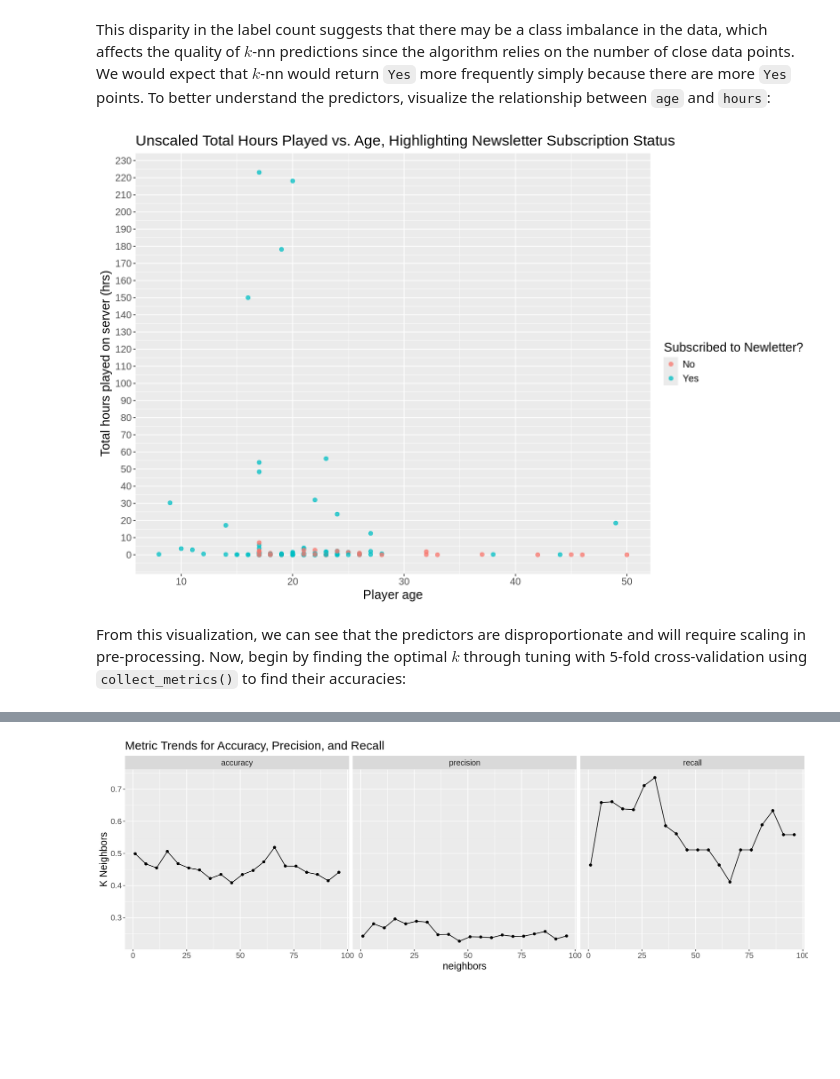
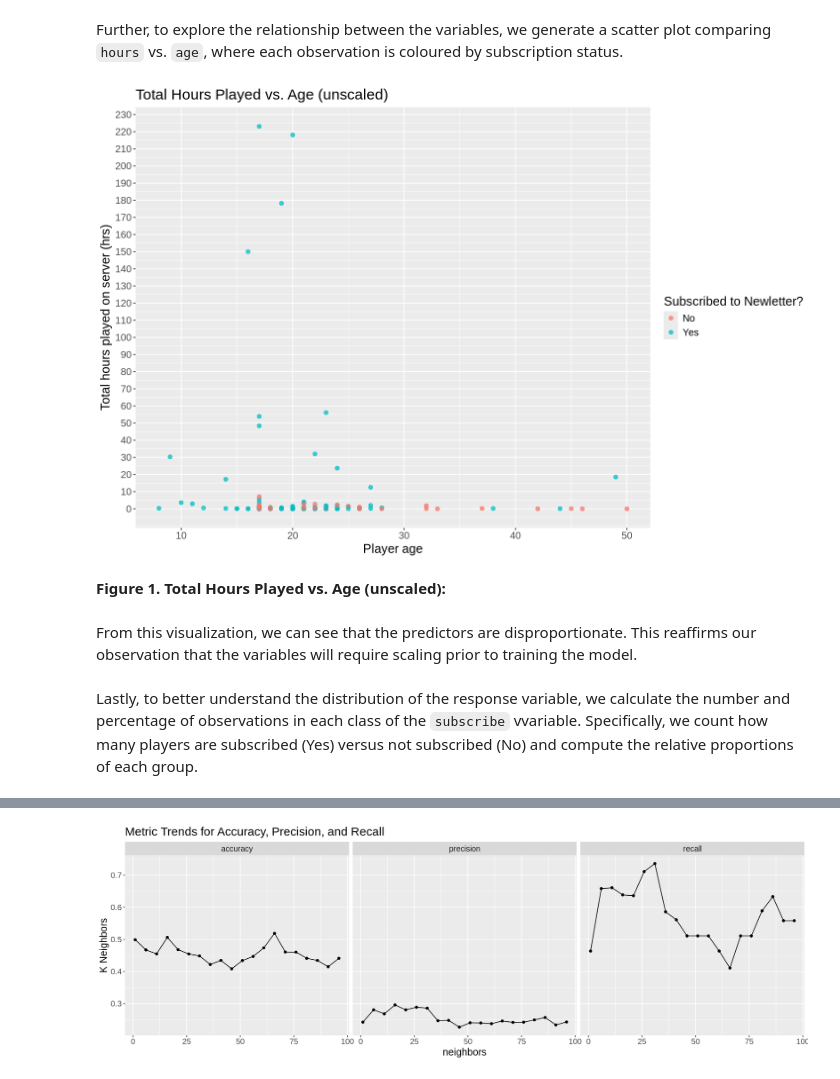
Before and after one commit to evansun06/Player-Prediction-Modelling, a Jupyter notebook: Final_Report.ipynb, the cells around one changed output, grey strips where cells are left out. Cells and saved outputs as stored; diff of their text form; code cells hidden in the pictures; blank space fills up the shorter version.

```diff
--- a/Final_Report.ipynb
+++ b/Final_Report.ipynb
@@ -62,2 +41,3 @@ Begin by loading in the `players.csv` dataset:
 # %%
-raw_players <- read_csv("data/players.csv", show_col_types = FALSE) # hide output
+raw_players <- read_csv("data/players.csv")
+head(raw_players)
@@ -129,22 +124,23 @@ A tibble: 2 × 3
-# %% [markdown]
-This disparity in the label count suggests that there may be a class imbalance in the data, which affects the quality of $k$-nn predictions since the algorithm relies on the number of close data points. We would expect that $k$-nn would return `Yes` more frequently simply because there are more `Yes` points. To better understand the predictors, visualize the relationship between `age` and `hours`:
+# %% [markdown]
+Further, to explore the relationship between the variables, we generate a scatter plot comparing `hours` vs. `age`, where each observation is coloured by subscription status.
 # %%
-options(repr.plot.width = 12, repr.plot.height = 8) ## Set Graph Size
+options(repr.plot.width = 12, repr.plot.height = 8) # Set Graph Size
 
 age_v_hour <- players |>
     ggplot(aes(x = age, y = played_hours, colour = subscribe)) +
     geom_point(alpha = 0.75, size = 2) +
     xlab("Player age") +
     ylab("Total hours played on server (hrs)") +
     theme(text = element_text(size = 15)) +
     labs(colour = "Subscribed to Newletter?") +
-    scale_y_continuous(
-        breaks = seq(0, 250, by = 10),   ## Show Tick by 10 on y axis
-    ) +
-    ggtitle("Unscaled Total Hours Played vs. Age, Highlighting Newsletter Subscription Status")
-
+    scale_y_continuous(breaks = seq(0, 250, by = 10)) +   # Show Tick by 10 on y-axis
+    ggtitle("Total Hours Played vs. Age (unscaled)")
 age_v_hour
 # %% [output]
-[figure, old version]
+[figure, new version]
+# %% [markdown]
+**Figure 1. Total Hours Played vs. Age (unscaled):**
 # %% [markdown]
-From this visualization, we can see that the predictors are disproportionate and will require scaling in pre-processing. Now, begin by finding the optimal $k$ through tuning with 5-fold cross-validation using `collect_metrics()` to find their accuracies:
+From this visualization, we can see that the predictors are disproportionate. This reaffirms our observation that the variables will require scaling prior to training the model.
+# %% [markdown]
+Lastly, to better understand the distribution of the response variable, we calculate the number and percentage of observations in each class of the `subscribe` vvariable. Specifically, we count how many players are subscribed (Yes) versus not subscribed (No) and compute the relative proportions of each group.
```
Also changed, not shown: parts of 66 cells of this notebook.
